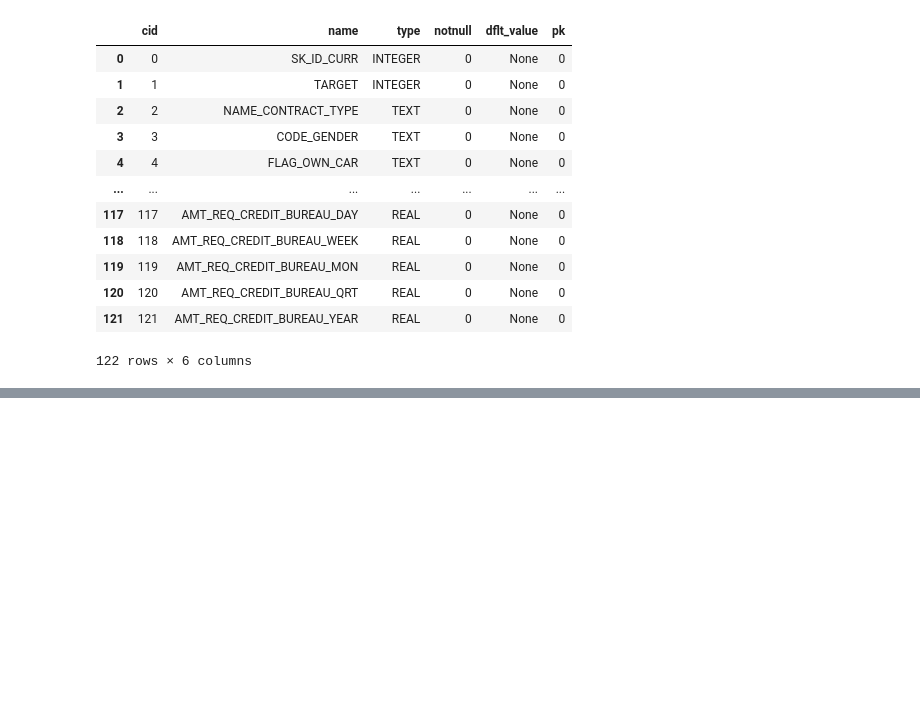
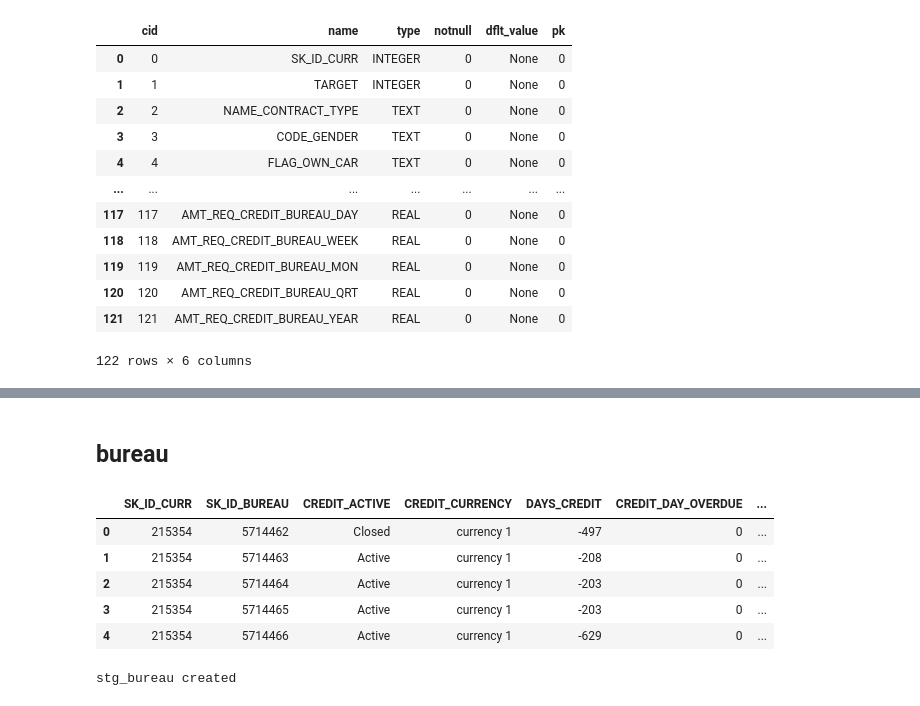
Before and after one commit to Fulankeee/Credit-Risk-Early-Warning-Project, a Jupyter notebook: notebooks/01_eda.ipynb, the cells around one changed output, grey strips where cells are left out. Cells and saved outputs as stored; diff of their text form; code cells hidden in the pictures; blank space fills up the shorter version.

```diff
--- a/notebooks/01_eda.ipynb
+++ b/notebooks/01_eda.ipynb
@@ -231,0 +268,50 @@ conn.commit()
+# %% [markdown]
+## bureau
+# %%
+pd.read_sql("""
+SELECT *
+FROM bureau
+LIMIT 5;
+""", conn)
+# %% [output]
+|  | SK_ID_CURR | SK_ID_BUREAU | CREDIT_ACTIVE | CREDIT_CURRENCY | DAYS_CREDIT | CREDIT_DAY_OVERDUE | ... |
+| 0 | 215354 | 5714462 | Closed | currency 1 | -497 | 0 | ... |
+| 1 | 215354 | 5714463 | Active | currency 1 | -208 | 0 | ... |
+| 2 | 215354 | 5714464 | Active | currency 1 | -203 | 0 | ... |
+| 3 | 215354 | 5714465 | Active | currency 1 | -203 | 0 | ... |
+| 4 | 215354 | 5714466 | Active | currency 1 | -629 | 0 | ... |
+# %%
+# Clean table
+cur = conn.cursor()
+cur.execute("DROP VIEW IF EXISTS stg_bureau;")
+conn.commit()
+
+cur.execute("""
+CREATE VIEW IF NOT EXISTS stg_bureau AS
+SELECT
+    CAST(SK_ID_CURR AS INTEGER) AS sk_id_curr,
+    CAST(SK_ID_BUREAU AS INTEGER) AS sk_id_bureau,
+
+    -- credit status
+    NULLIF(TRIM(CREDIT_ACTIVE), '') AS credit_active,
+    CAST(CREDIT_DAY_OVERDUE	AS INTEGER) AS credit_day_overdue,
+
+
+    -- amounts
+    CAST(NULLIF(AMT_CREDIT_SUM, '') AS REAL) AS amt_credit_sum,
+    CAST(NULLIF(AMT_CREDIT_SUM_DEBT, '') AS REAL) AS amt_credit_sum_debt,
+    CAST(NULLIF(AMT_CREDIT_SUM_OVERDUE, '') AS REAL) AS amt_credit_sum_overdue,
+
+    -- timing
+    CAST(NULLIF(DAYS_CREDIT, '') AS INTEGER) AS days_credit,
+    CAST(NULLIF(DAYS_CREDIT_ENDDATE, '') AS INTEGER) AS days_credit_enddate
+
+FROM bureau;
+
+""")
+
+conn.commit()
+
+print("stg_bureau created")
+# %% [output]
+stg_bureau created
```
Also changed, not shown: parts of 14 cells of this notebook.
